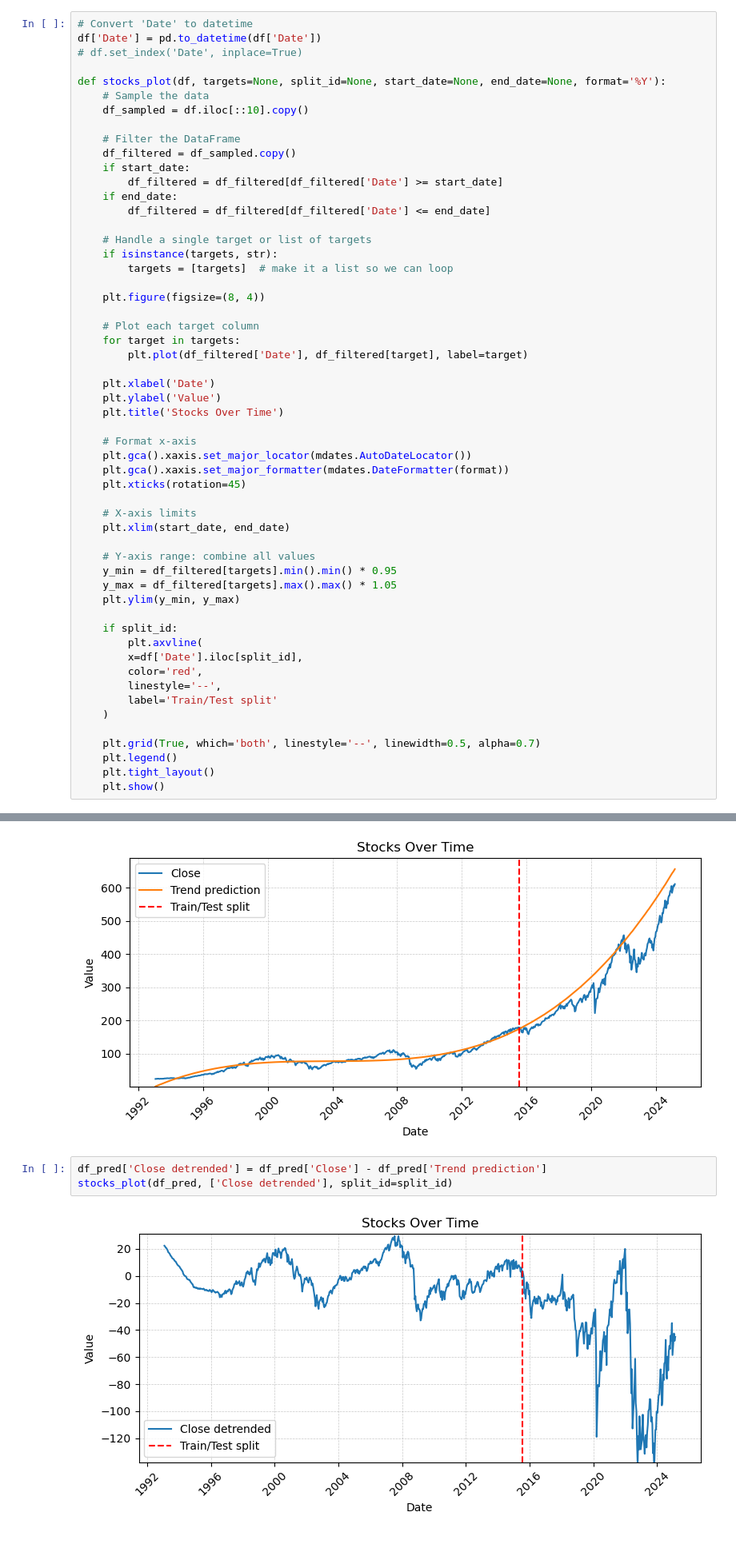
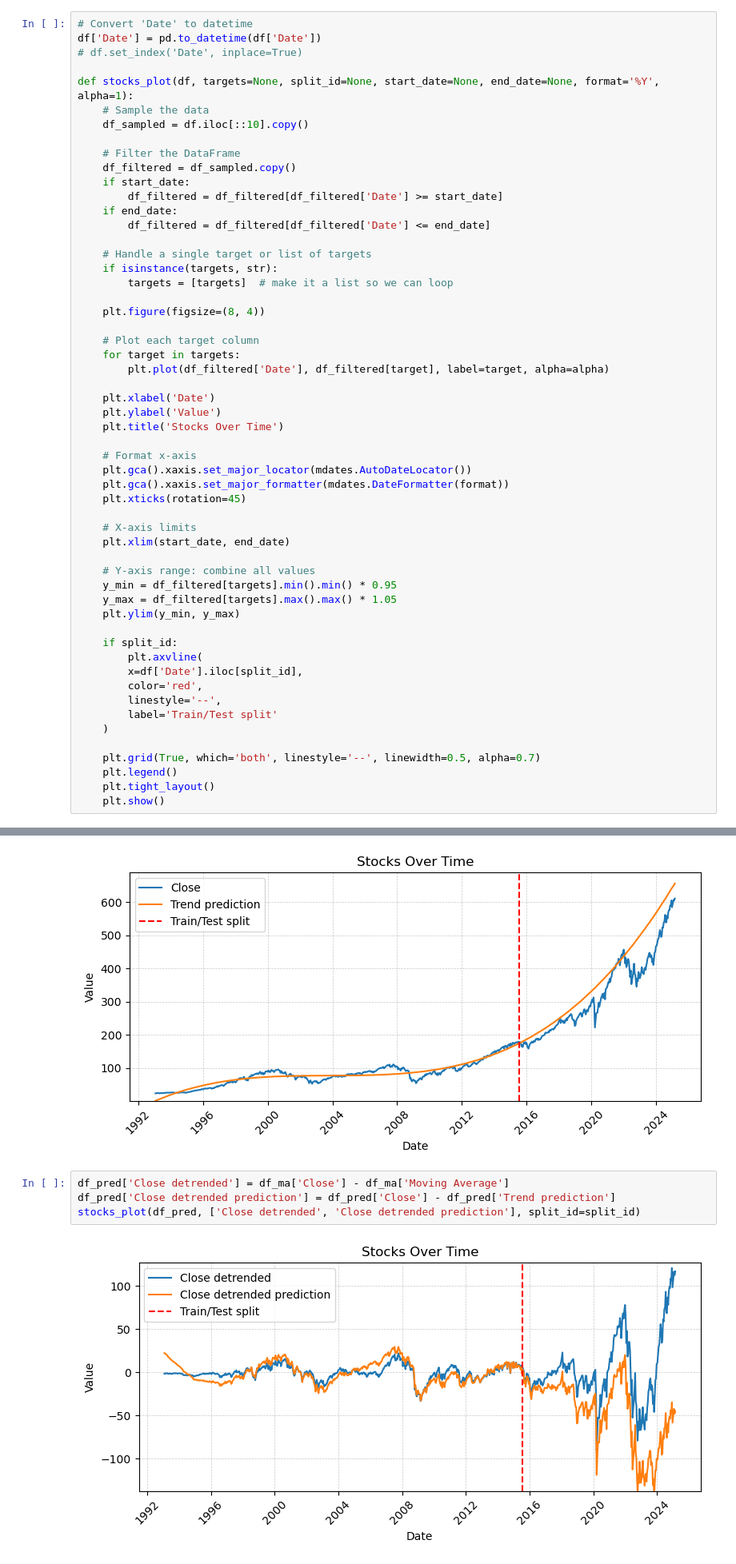
Before and after one commit to lohenrotte/stocks-forecasting, a Jupyter notebook: src/main.ipynb, the cells around one changed output, grey strips where cells are left out. Shown at 80% size. Drawn from its saved outputs; the diff is of its cells as text.

```diff
--- a/src/main.ipynb
+++ b/src/main.ipynb
@@ -75,7 +78,7 @@ We have an average of 9.483870967741936 public holidays a year so that seems fai
 df['Date'] = pd.to_datetime(df['Date'])
 # df.set_index('Date', inplace=True)
 
-def stocks_plot(df, targets=None, split_id=None, start_date=None, end_date=None, format='%Y'):
+def stocks_plot(df, targets=None, split_id=None, start_date=None, end_date=None, format='%Y', alpha=1):
     # Sample the data
     df_sampled = df.iloc[::10].copy()
 
@@ -94,7 +97,7 @@ def stocks_plot(df, targets=None, split_id=None, start_date=None, end_date=None,
 
     # Plot each target column
     for target in targets:
-        plt.plot(df_filtered['Date'], df_filtered[target], label=target)
+        plt.plot(df_filtered['Date'], df_filtered[target], label=target, alpha=alpha)
 
     plt.xlabel('Date')
     plt.ylabel('Value')
@@ -184,10 +187,11 @@ stocks_plot(df_pred, ['Close', 'Trend prediction'], split_id=split_id)
 # %% [output]
 [figure]
 # %%
-df_pred['Close detrended'] = df_pred['Close'] - df_pred['Trend prediction']
-stocks_plot(df_pred, ['Close detrended'], split_id=split_id)
+df_pred['Close detrended'] = df_ma['Close'] - df_ma['Moving Average']
+df_pred['Close detrended prediction'] = df_pred['Close'] - df_pred['Trend prediction']
+stocks_plot(df_pred, ['Close detrended', 'Close detrended prediction'], split_id=split_id)
 # %% [output]
-[figure, old version]
+[figure, new version]
 # %% [markdown]
 ### Returns
 # %%
```
Also changed, not shown: parts of 11 cells of this notebook.
